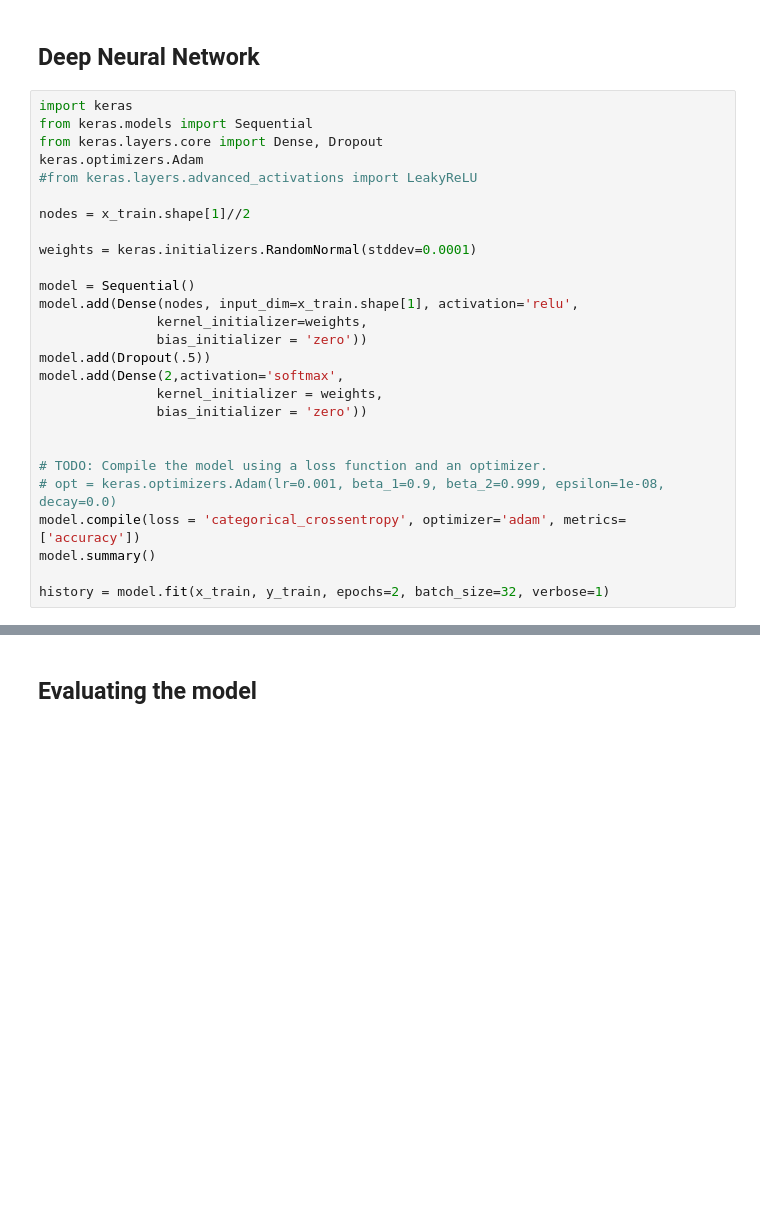
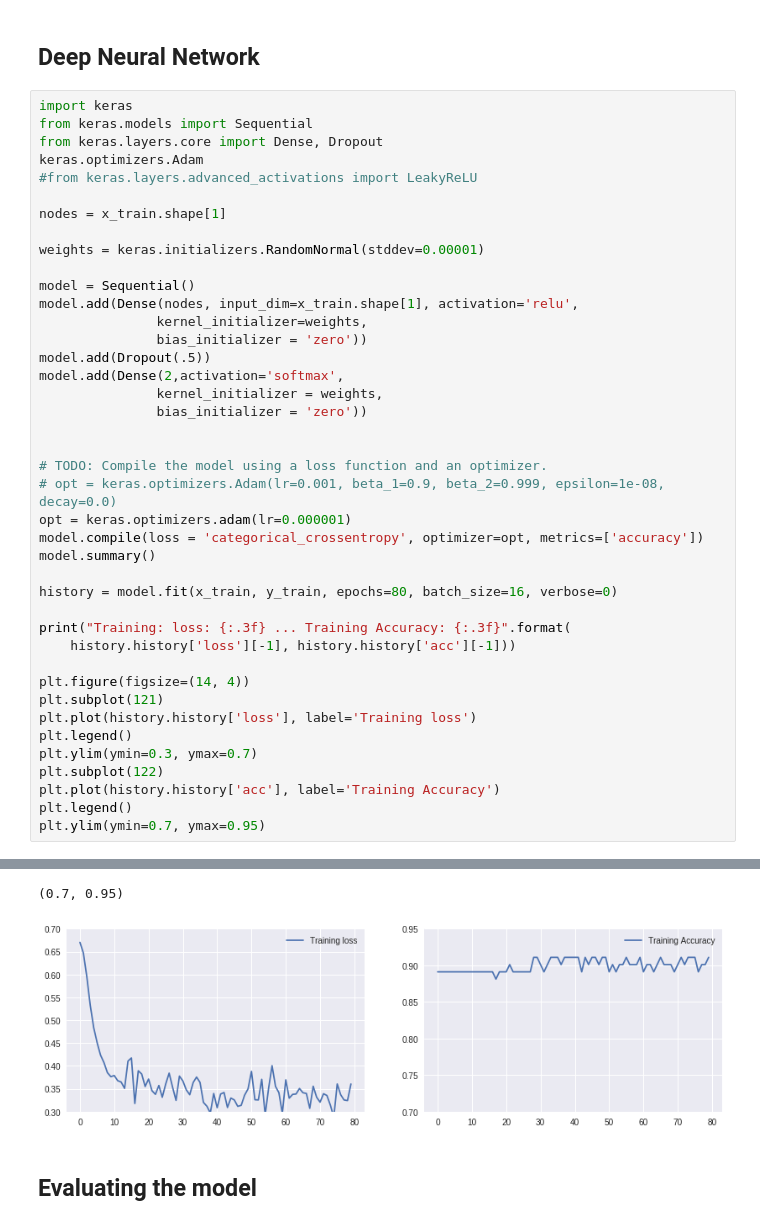
Before and after one commit to angelmtenor/IMLFC, a Jupyter notebook: G_Enron_project_DNN.ipynb, the cells around one changed output, grey strips where cells are left out. Drawn from its saved outputs; the diff is of its cells as text; blank space fills up the shorter version.

```diff
--- a/G_Enron_project_DNN.ipynb
+++ b/G_Enron_project_DNN.ipynb
@@ -151,9 +156,9 @@ from keras.layers.core import Dense, Dropout
 keras.optimizers.Adam
 #from keras.layers.advanced_activations import LeakyReLU
 
-nodes = x_train.shape[1]//2
+nodes = x_train.shape[1]
 
-weights = keras.initializers.RandomNormal(stddev=0.0001)
+weights = keras.initializers.RandomNormal(stddev=0.00001)
 
 model = Sequential()
 model.add(Dense(nodes, input_dim=x_train.shape[1], activation='relu',
@@ -167,10 +172,24 @@ model.add(Dense(2,activation='softmax',
 
 # TODO: Compile the model using a loss function and an optimizer.
 # opt = keras.optimizers.Adam(lr=0.001, beta_1=0.9, beta_2=0.999, epsilon=1e-08, decay=0.0)
-model.compile(loss = 'categorical_crossentropy', optimizer='adam', metrics=['accuracy'])
+opt = keras.optimizers.adam(lr=0.000001)
+model.compile(loss = 'categorical_crossentropy', optimizer=opt, metrics=['accuracy'])
 model.summary()
 
-history = model.fit(x_train, y_train, epochs=2, batch_size=32, verbose=1)
+history = model.fit(x_train, y_train, epochs=80, batch_size=16, verbose=0)
+
+print("Training: loss: {:.3f} ... Training Accuracy: {:.3f}".format(
+    history.history['loss'][-1], history.history['acc'][-1]))
+
+plt.figure(figsize=(14, 4))
+plt.subplot(121)
+plt.plot(history.history['loss'], label='Training loss')
+plt.legend()
+plt.ylim(ymin=0.3, ymax=0.7)
+plt.subplot(122)
+plt.plot(history.history['acc'], label='Training Accuracy')
+plt.legend()
+plt.ylim(ymin=0.7, ymax=0.95)
 # %% [output]
 _________________________________________________________________
 Layer (type)                 Output Shape              Param #
@@ -192,3 +208,5 @@ Epoch 2/2
+(0.7, 0.95)
+[figure, added]
 # %% [markdown]
 ## Evaluating the model
 # %%
```
Also changed, not shown: parts of 7 cells of this notebook.
